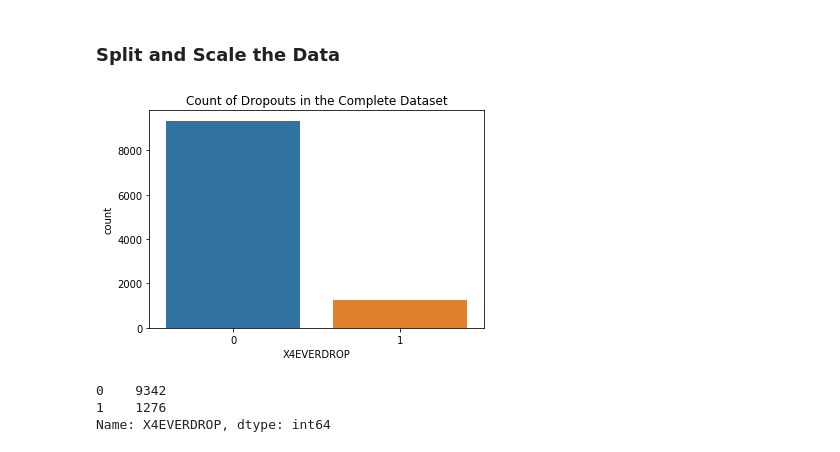
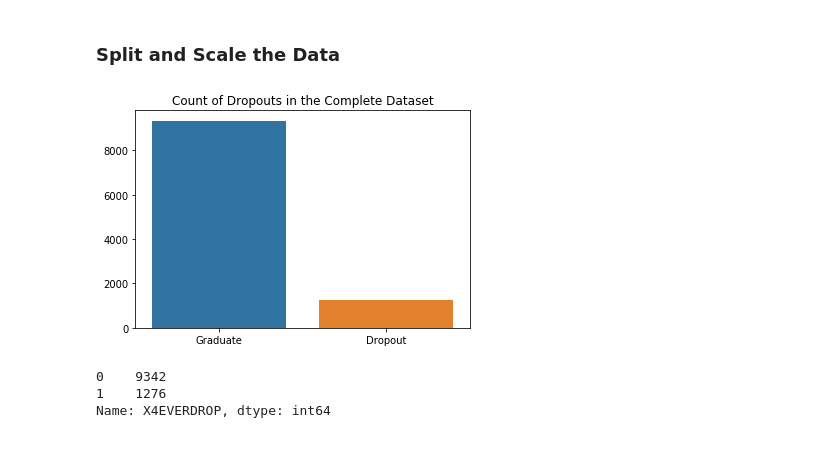
Before and after one commit to shsobieski/HSCounselTool, a Jupyter notebook: Modeling and Analysis.ipynb, the cells around one changed output. Saved outputs shown, nothing was run; the diff lists cells and outputs as text; code cells hidden in the pictures.

```diff
--- a/Modeling and Analysis.ipynb
+++ b/Modeling and Analysis.ipynb
@@ -64,9 +64,12 @@ X_train, X_test, y_train, y_test = split_scale(X)
 # %%
 sns.countplot(x= 'X4EVERDROP', data= data)
 plt.title('Count of Dropouts in the Complete Dataset')
+plt.xticks(ticks=[0,1], labels=['Graduate', 'Dropout'])
+plt.xlabel('')
+plt.ylabel('')
 plt.savefig('figures/dropcount.png');
 # %% [output]
-[figure, old version]
+[figure, new version]
 # %%
 data['X4EVERDROP'].value_counts()
 # %% [output]
```
Also changed, not shown: parts of 6 cells of this notebook, 5 other files.
